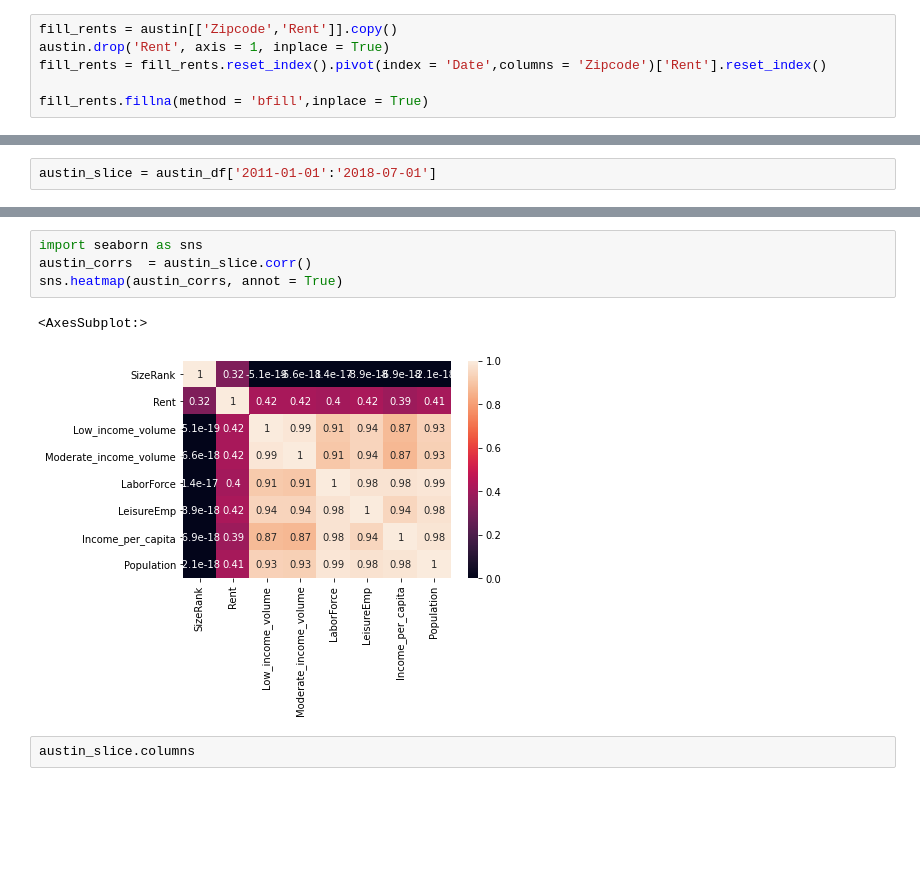
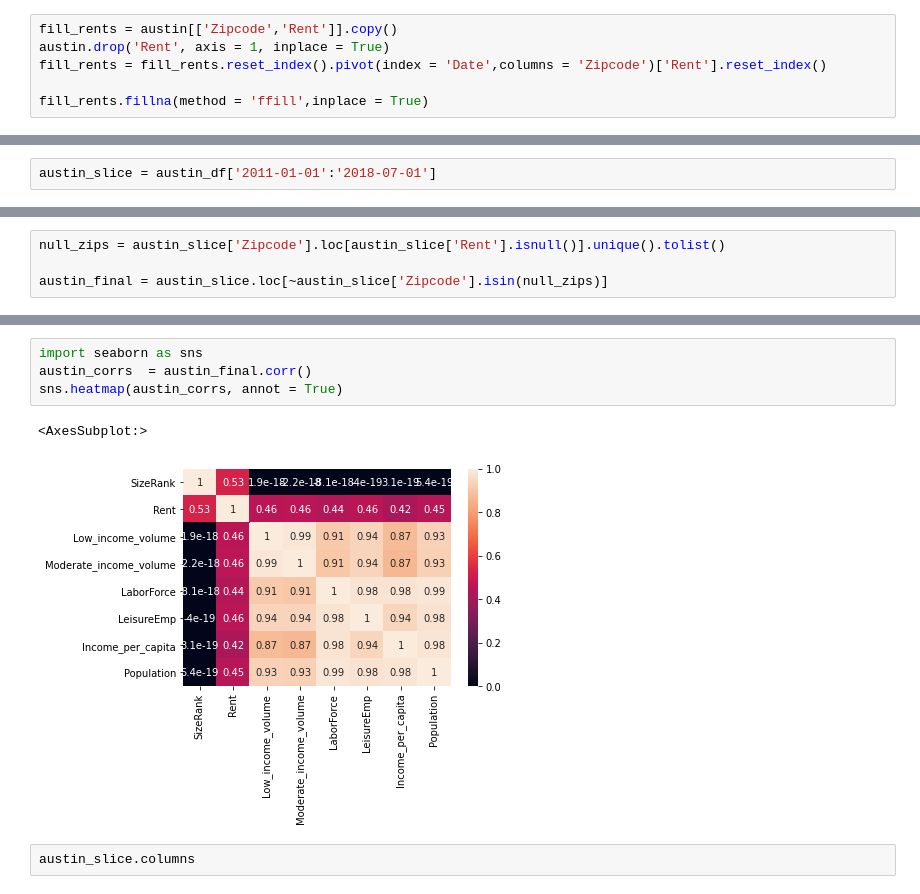
Before and after one commit to EugeniaDickson/zillow_rent_index, a Jupyter notebook: DouglasPizac/7park_EDA.ipynb, the cells around one changed output, grey strips where cells are left out. Saved outputs shown, nothing was run; the diff lists cells and outputs as text; blank space fills up the shorter version.

```diff
--- a/DouglasPizac/7park_EDA.ipynb
+++ b/DouglasPizac/7park_EDA.ipynb
@@ -98,7 +98,7 @@ fill_rents = austin[['Zipcode','Rent']].copy()
 austin.drop('Rent', axis = 1, inplace = True)
 fill_rents = fill_rents.reset_index().pivot(index = 'Date',columns = 'Zipcode')['Rent'].reset_index()
 
-fill_rents.fillna(method = 'bfill',inplace = True)
+fill_rents.fillna(method = 'ffill',inplace = True)
 # %%
 fill_rents = pd.melt(fill_rents, id_vars='Date', value_vars = fill_rents.columns[1:],var_name='Zipcode',value_name = 'Rent')
 
@@ -354,0 +342,4 @@ dtype: int64
+# %%
+null_zips = austin_slice['Zipcode'].loc[austin_slice['Rent'].isnull()].unique().tolist()
+
+austin_final = austin_slice.loc[~austin_slice['Zipcode'].isin(null_zips)]
@@ -355,10 +363,10 @@ dtype: int64
 # %%
 import seaborn as sns
-austin_corrs  = austin_slice.corr()
+austin_corrs  = austin_final.corr()
 sns.heatmap(austin_corrs, annot = True)
 # %% [output]
 <AxesSubplot:>
-[figure, old version]
+[figure, new version]
 # %%
 austin_slice.columns
 # %% [output]
```
Also changed, not shown: parts of 39 cells of this notebook, 1 other file.
